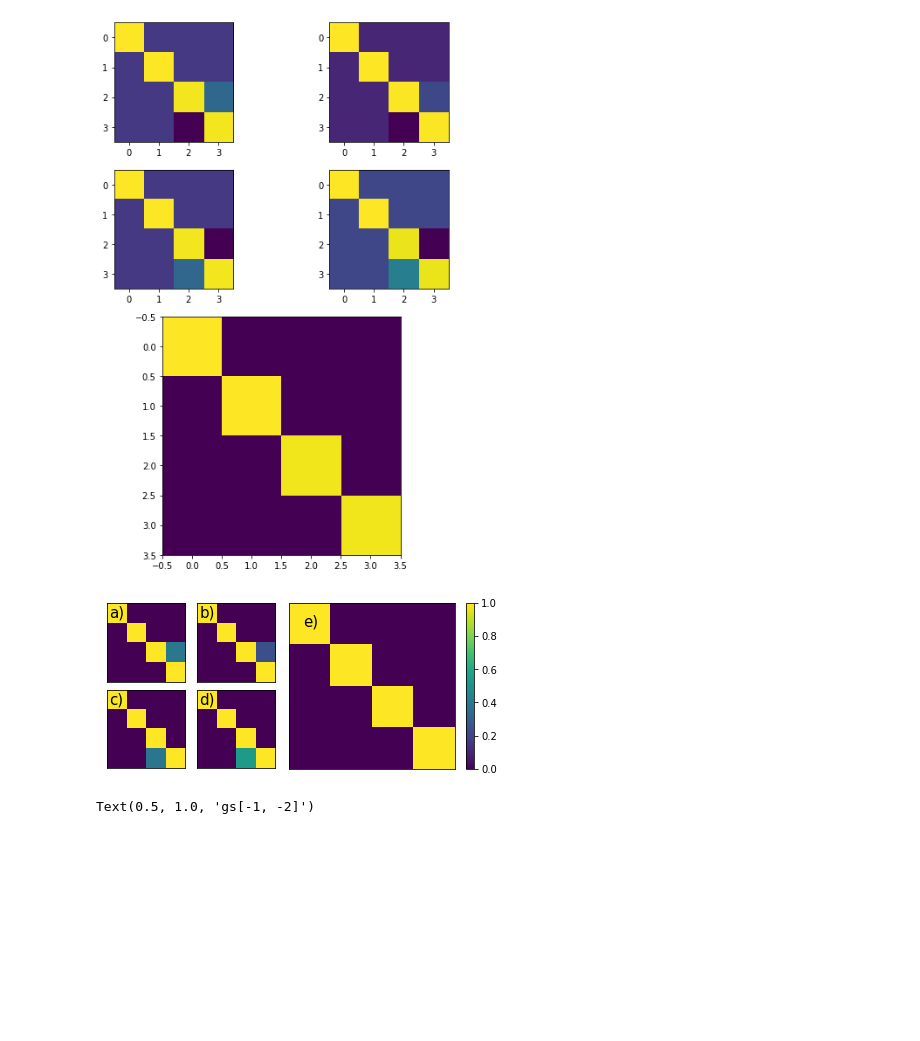
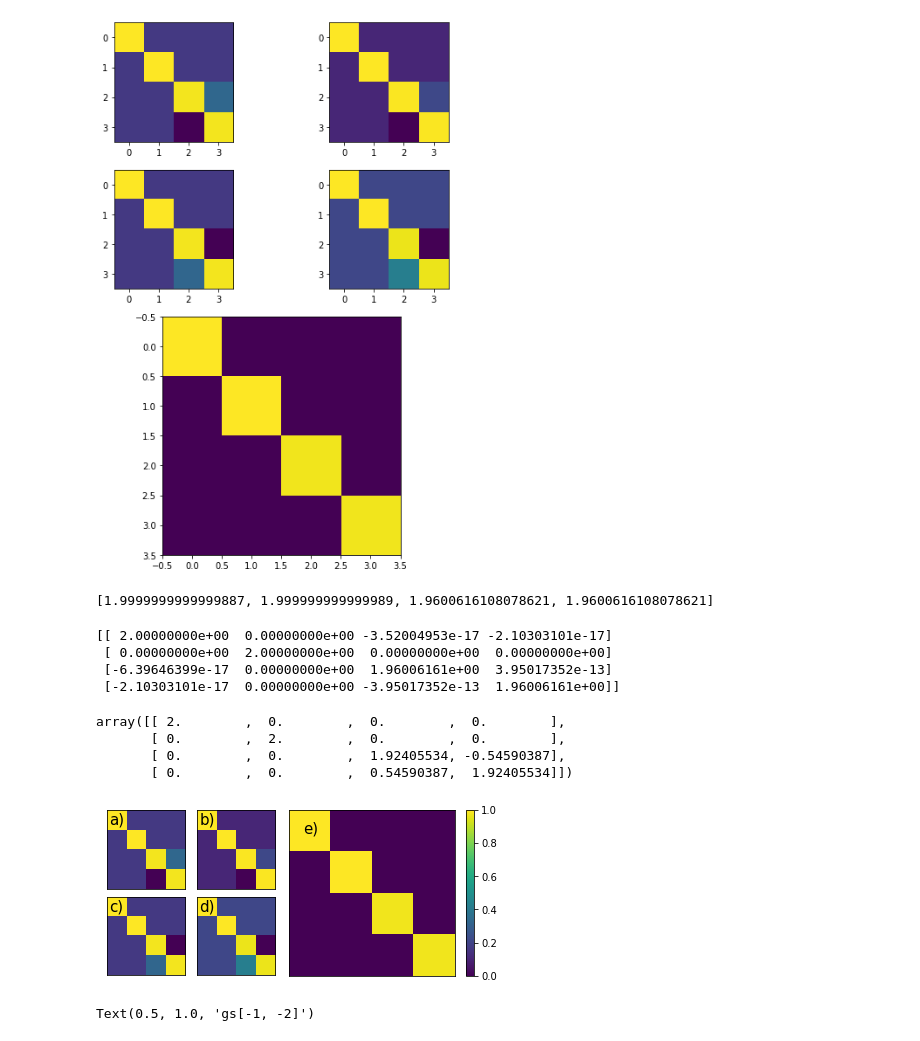
Before and after one commit to ampolloreno/decorrelating_errors, a Jupyter notebook: data/one_qubit_numeric/Regenerating Probabilities from Experiment.ipynb, the cells around one changed output. Saved outputs shown, nothing was run; the diff lists cells and outputs as text; code cells hidden in the pictures; blank space fills up the shorter version.

```diff
--- a/data/one_qubit_numeric/Regenerating Probabilities from Experiment.ipynb
+++ b/data/one_qubit_numeric/Regenerating Probabilities from Experiment.ipynb
@@ -102,7 +95,7 @@ for i, scale in enumerate(scales):
 
 avg = np.zeros((4,4))
 for i, sop in enumerate(sops):
-    avg += res[i].tolist()[0][0] * sop_to_ptm(sop)
+    avg += res[i] * sop_to_ptm(sop)
 ax4.imshow(avg)
     # plt.show()
 # plt.imshow(avg)
@@ -112,12 +105,31 @@ plt.tight_layout()
 plt.show()
 # %% [output]
 [figure]
+# %%
+[el for el in avg.flatten() if not np.isclose(0,el)]
+# %% [output]
+[1.9999999999999887, 1.999999999999989, 1.9600616108078621, 1.9600616108078621]
+# %%
+print(avg)
+# %% [output]
+[[ 2.00000000e+00  0.00000000e+00 -3.52004953e-17 -2.10303101e-17]
+ [ 0.00000000e+00  2.00000000e+00  0.00000000e+00  0.00000000e+00]
+ [-6.39646399e-17  0.00000000e+00  1.96006161e+00  3.95017352e-13]
+ [-2.10303101e-17  0.00000000e+00 -3.95017352e-13  1.96006161e+00]]
+# %%
+sop_to_ptm(error)
+# %% [output]
+array([[ 2.        ,  0.        ,  0.        ,  0.        ],
+       [ 0.        ,  2.        ,  0.        ,  0.        ],
+       [ 0.        ,  0.        ,  1.92405534, -0.54590387],
+       [ 0.        ,  0.        ,  0.54590387,  1.92405534]])
 # %%
 %matplotlib inline
 import matplotlib.pyplot as plt
 import matplotlib.gridspec as gridspec
-
+MAX = 1
 sops = []
+CMAP = 'viridis'
 
 fig = plt.figure(figsize=(7,3.05), )
 gs = gridspec.GridSpec(nrows=2, ncols=3, height_ratios=[1,1], width_ratios=[1,1,2.69])
@@ -134,37 +146,44 @@ ax4 = fig.add_subplot(gs[:, 2:])
 axes = [ax0,ax1,ax2,ax3]
 
 
+def normalize(mat):
+    #RANGE = np.max(mat)-np.min(mat)
+    mat -= np.min(mat)
+    mat /= RANGE*MAX
+    return mat
+
 for i, scale in enumerate(scales):
     unitary = expm(-1.j * scale * np.pi/2 * x)
     error =  np.conj(unitary.T).dot(x)
     #plt.subplot(subplots[i])
     ax = axes[i]
-    ax.imshow(sop_to_ptm(error),vmin=0, vmax=1)
+    mat = normalize(sop_to_ptm(error))
+    ax.imshow(mat, cmap=CMAP)
     ax.get_xaxis().set_ticks([])
     ax.get_yaxis().set_ticks([])
     sops.append(error)
 
 def get_axis_limits(ax):
     return ax.get_xlim()[0]+.12, (ax.get_ylim()[1]-ax.get_ylim()[0])*.82 + ax.get_ylim()[0]
 ax0.annotate('a)', xy=get_axis_limits(ax0), c='k',size=15)
 ax1.annotate('b)', xy=get_axis_limits(ax1), c='k',size=15)
 ax2.annotate('c)', xy=get_axis_limits(ax2), c='k',size=15)
 ax3.annotate('d)', xy=get_axis_limits(ax3), c='k',size=15)
 
 ax4.annotate('e)', xy=(ax.get_xlim()[0]+.32, ax.get_ylim()[1]+.56), c='k',size=15)
 avg = np.zeros((4,4))
 for i, sop in enumerate(sops):
-    avg += res[i].tolist()[0][0] * sop_to_ptm(sop)
-ax4.imshow(avg, vmin=0, vmax=1)
+    avg += res[i]* sop_to_ptm(sop)
+ax4.imshow(normalize(avg), cmap=CMAP)
 ax4.get_xaxis().set_ticks([])
 ax4.get_yaxis().set_ticks([])
 for PCM in ax.get_children():
     if type(PCM) == matplotlib.image.AxesImage: break
 plt.colorbar(PCM,ax=ax4)
 #plt.tight_layout()
 plt.savefig("experimental-ptm.png", dpi=500)
 # %% [output]
-[figure, old version]
+[figure, new version]
 # %%
 fig3 = plt.figure(constrained_layout=True)
 gs = fig3.add_gridspec(3, 3)
```
Also changed, not shown: parts of 2 cells of this notebook, 3 other files.
